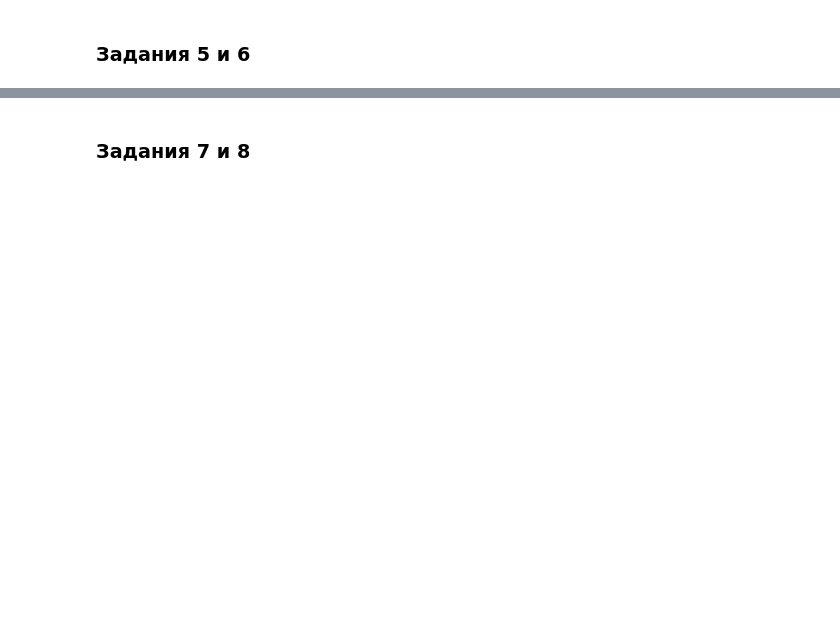
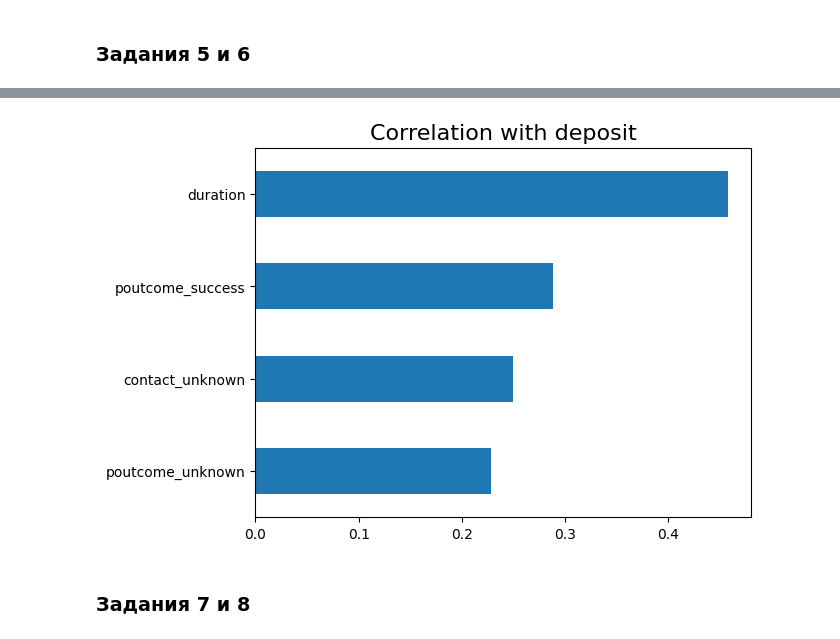
Before and after one commit to kdunaev-a10/SkillFactory-DTS, a Jupyter notebook: project_4/Project_4_ML.ipynb, the cells around one changed output, grey strips where cells are left out. Saved outputs shown, nothing was run; the diff lists cells and outputs as text; code cells hidden in the pictures; blank space fills up the shorter version.

```diff
--- a/project_4/Project_4_ML.ipynb
+++ b/project_4/Project_4_ML.ipynb
@@ -623,3 +732,11 @@ print(cleaned['education'].sum())
+# %%
+# Вспоминаем проект 3+
+#corr_with_target = dummies_data.corr()['deposit'].abs().sort_values()
+dummies_data.corr()['deposit'].apply(lambda x: abs(x)).sort_values()[-5:-1].plot.barh()
+plt.title("Correlation with deposit", fontsize = 16)
+plt.show()
+# %% [output]
+[figure, added]
 # %% [markdown]
 ### Задания 7 и 8
 # %%
```
Also changed, not shown: parts of 32 cells of this notebook, 2 other files.
